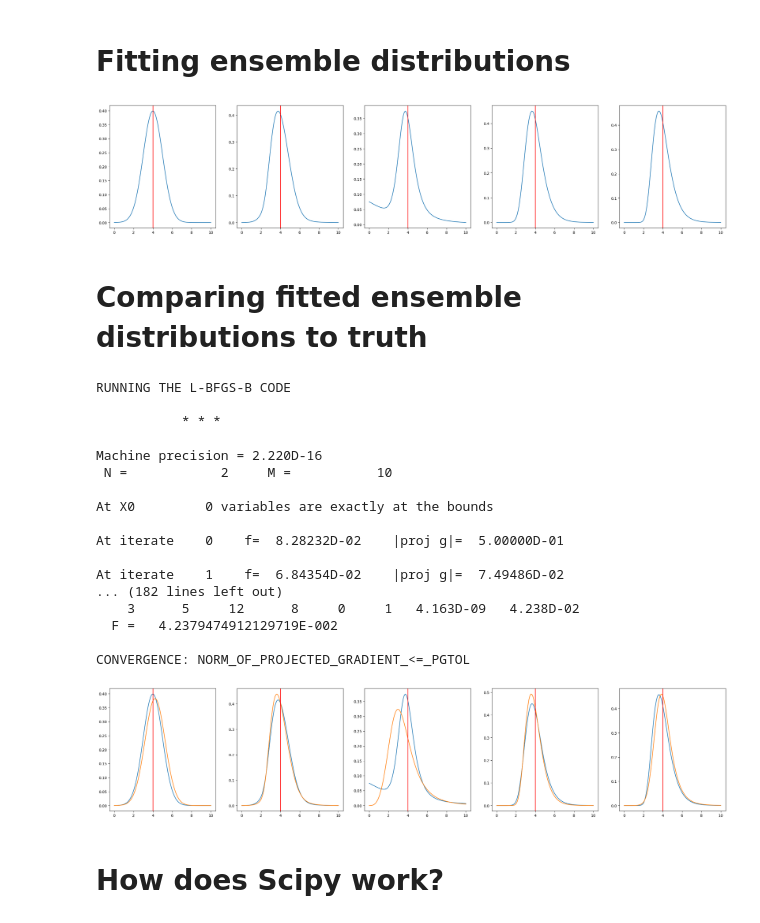
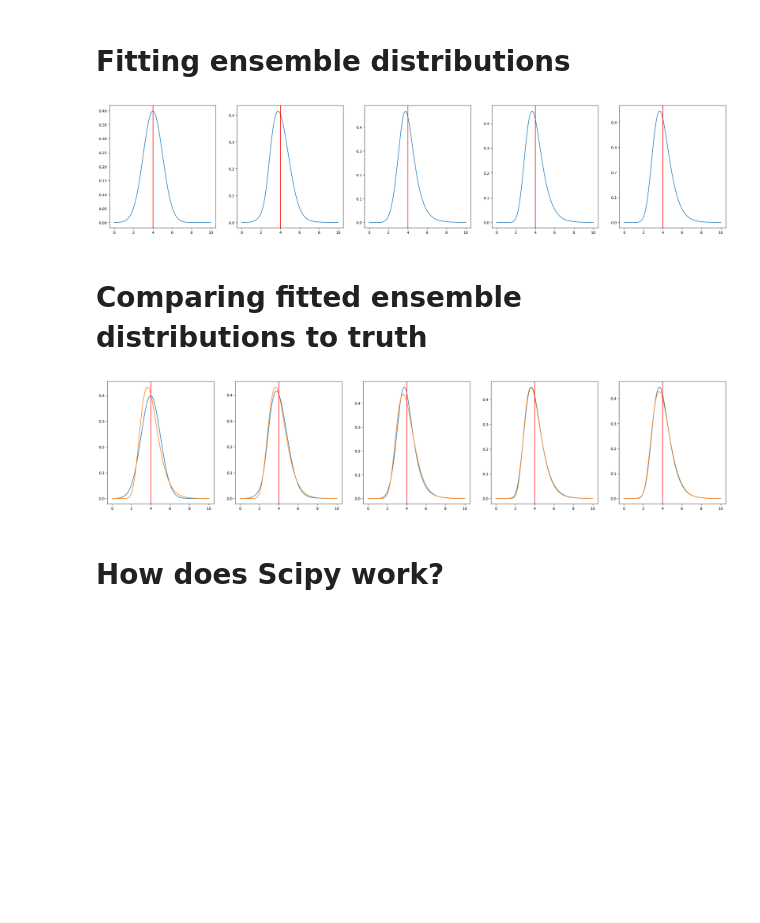
Before and after one commit to ihmeuw-msca/distrem, a Jupyter notebook: plots.ipynb, the cells around one changed output. Saved outputs shown, nothing was run; the diff lists cells and outputs as text; code cells hidden in the pictures; blank space fills up the shorter version.

```diff
--- a/plots.ipynb
+++ b/plots.ipynb
@@ -44,59 +44,42 @@ def plot_ensembles(distributions, weights, mean, variance, support, figsize):
 
 distributions = [["normal", "gumbel"],
                  ["normal", "gumbel"],
-                 ["exponential", "fisk"],
+                 ["gamma", "fisk"],
                  ["invgamma", "lognormal", "fisk"],
-                 ["invgamma", "lognormal", "fisk"]]
+                 ["gamma", "invgamma", "lognormal", "fisk"]]
 
-weights = [[0.99, 0.01], [0.6, 0.4], [0.3, 0.7], [0.3, 0.5, 0.2], [0.9, 0.05, 0.05]]
+weights = [[0.99, 0.01], [0.6, 0.4], [0.3, 0.7], [0.3, 0.5, 0.2], [0.2, 0.3, 0.3, 0.2]]
 
 plot_ensembles(distributions, weights, MEAN, VARIANCE, support, (30, 6))
 # %% [output]
-[figure, old version]
+[figure, new version]
 # %% [markdown]
 # Comparing fitted ensemble distributions to truth
 # %%
-support = np.linspace(0, 10, 100)
+support = np.linspace(0, 10, 200)
 
 def ensemble_comparison(distributions, weights, objective, mean, variance, support, figsize):
   fig, ax = plt.subplots(1, len(distributions), figsize=figsize)
   for i in range(len(distributions)):
     mod = EnsembleModel(distributions[i], weights[i], mean, variance)
-    mod_draws = mod.rvs(size=len(support))
+    mod_draws = mod.rvs(size=10000)
     fit = EnsembleFitter(distributions[i], objective).fit(mod_draws)
     pdf = mod.pdf(support)
     ax[i].plot(support, pdf)
     ax[i].plot(support, fit.ensemble_model.pdf(support))
     ax[i].axvline(mean, color="red")
 
 distributions = [["normal", "gumbel"],
                  ["normal", "gumbel"],
-                 ["exponential", "fisk"],
+                 ["gamma", "fisk"],
                  ["invgamma", "lognormal", "fisk"],
-                 ["invgamma", "lognormal", "fisk"]]
+                 ["gamma", "invgamma", "lognormal", "fisk"]]
 
-weights = [[0.99, 0.01], [0.6, 0.4], [0.3, 0.7], [0.3, 0.5, 0.2], [0.9, 0.05, 0.05]]
+weights = [[0.99, 0.01], [0.6, 0.4], [0.3, 0.7], [0.3, 0.5, 0.2], [0.2, 0.3, 0.3, 0.2]]
 
-ensemble_comparison(distributions, weights, "L2", MEAN, VARIANCE, support, (30, 6))
+ensemble_comparison(distributions, weights, "KS", MEAN, VARIANCE, support, (30, 6))
 # %% [output]
-RUNNING THE L-BFGS-B CODE
-
-           * * *
-
-Machine precision = 2.220D-16
- N =            2     M =           10
-
-At X0         0 variables are exactly at the bounds
-
-At iterate    0    f=  8.28232D-02    |proj g|=  5.00000D-01
-
-At iterate    1    f=  6.84354D-02    |proj g|=  7.49486D-02
-... (182 lines left out)
-    3      5     12      8     0     1   4.163D-09   4.238D-02
-  F =   4.2379474912129719E-002
-
-CONVERGENCE: NORM_OF_PROJECTED_GRADIENT_<=_PGTOL
-[figure, old version]
+[figure, new version]
 # %% [markdown]
 # How does Scipy work?
 # %%
```
Also changed, not shown: 20 other files.
